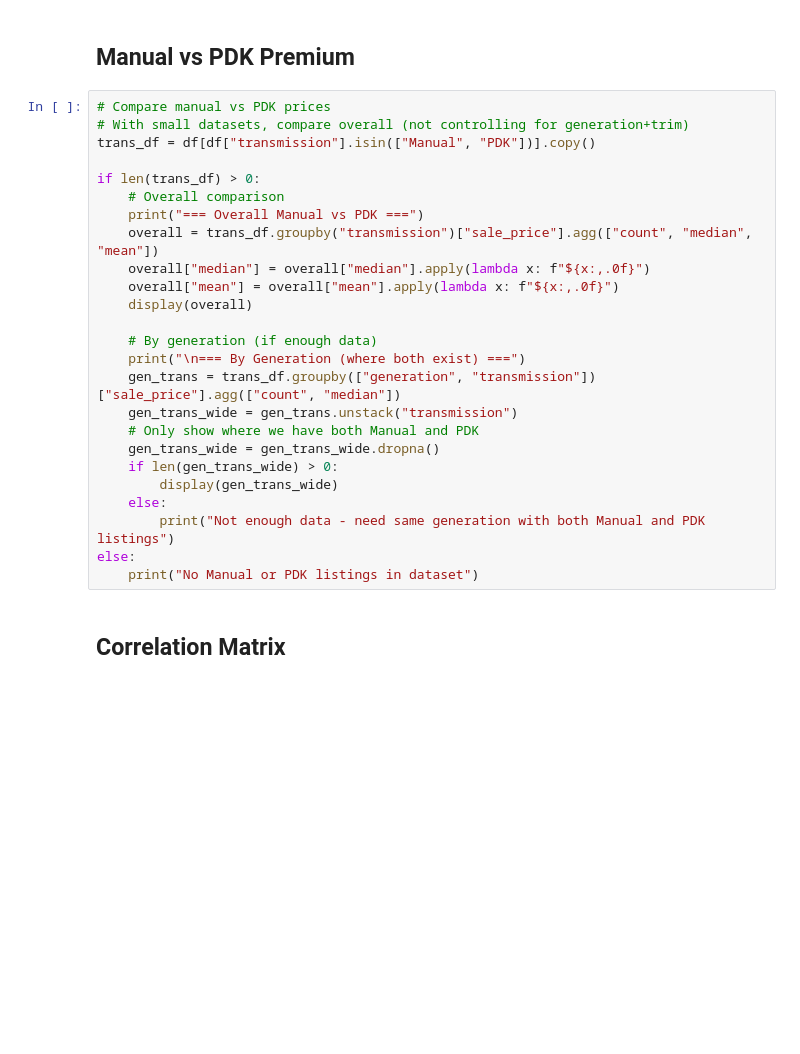
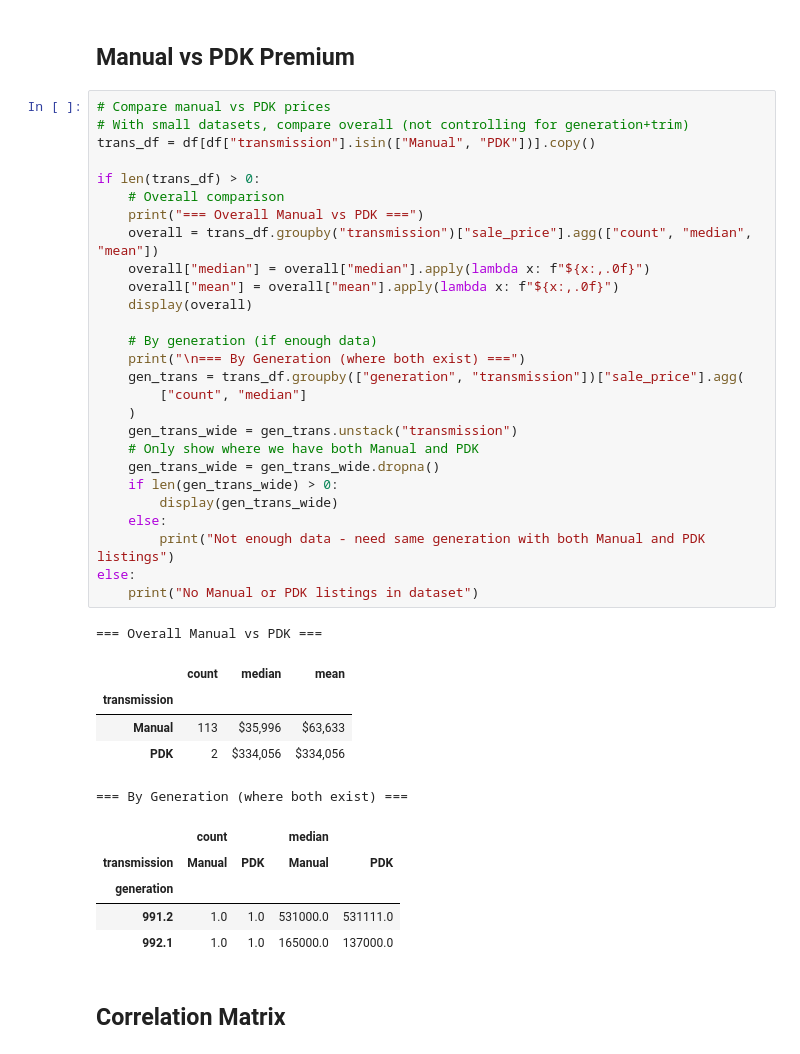
Before and after one commit to No-Stream/price-trend-analysis, a Jupyter notebook: notebooks/02_eda.ipynb, the cells around one changed output. Drawn from its saved outputs; the diff is of its cells as text; blank space fills up the shorter version.

```diff
--- a/notebooks/02_eda.ipynb
+++ b/notebooks/02_eda.ipynb
@@ -268,28 +274,42 @@ plt.show()
 # %%
 # Compare manual vs PDK prices
 # With small datasets, compare overall (not controlling for generation+trim)
 trans_df = df[df["transmission"].isin(["Manual", "PDK"])].copy()
 
 if len(trans_df) > 0:
     # Overall comparison
     print("=== Overall Manual vs PDK ===")
     overall = trans_df.groupby("transmission")["sale_price"].agg(["count", "median", "mean"])
     overall["median"] = overall["median"].apply(lambda x: f"${x:,.0f}")
     overall["mean"] = overall["mean"].apply(lambda x: f"${x:,.0f}")
     display(overall)
 
     # By generation (if enough data)
     print("\n=== By Generation (where both exist) ===")
-    gen_trans = trans_df.groupby(["generation", "transmission"])["sale_price"].agg(["count", "median"])
+    gen_trans = trans_df.groupby(["generation", "transmission"])["sale_price"].agg(
+        ["count", "median"]
+    )
     gen_trans_wide = gen_trans.unstack("transmission")
     # Only show where we have both Manual and PDK
     gen_trans_wide = gen_trans_wide.dropna()
     if len(gen_trans_wide) > 0:
         display(gen_trans_wide)
     else:
         print("Not enough data - need same generation with both Manual and PDK listings")
 else:
     print("No Manual or PDK listings in dataset")
+# %% [output]
+=== Overall Manual vs PDK ===
+|  | count | median | mean |
+| transmission |  |  |  |
+| Manual | 113 | $35,996 | $63,633 |
+| PDK | 2 | $334,056 | $334,056 |
+=== By Generation (where both exist) ===
+|  | count |  | median |  |
+| transmission | Manual | PDK | Manual | PDK |
+| generation |  |  |  |  |
+| 991.2 | 1.0 | 1.0 | 531000.0 | 531111.0 |
+| 992.1 | 1.0 | 1.0 | 165000.0 | 137000.0 |
 # %% [markdown]
 ## Correlation Matrix
 # %%
```
Also changed, not shown: parts of 11 cells of this notebook, 11 other files.
